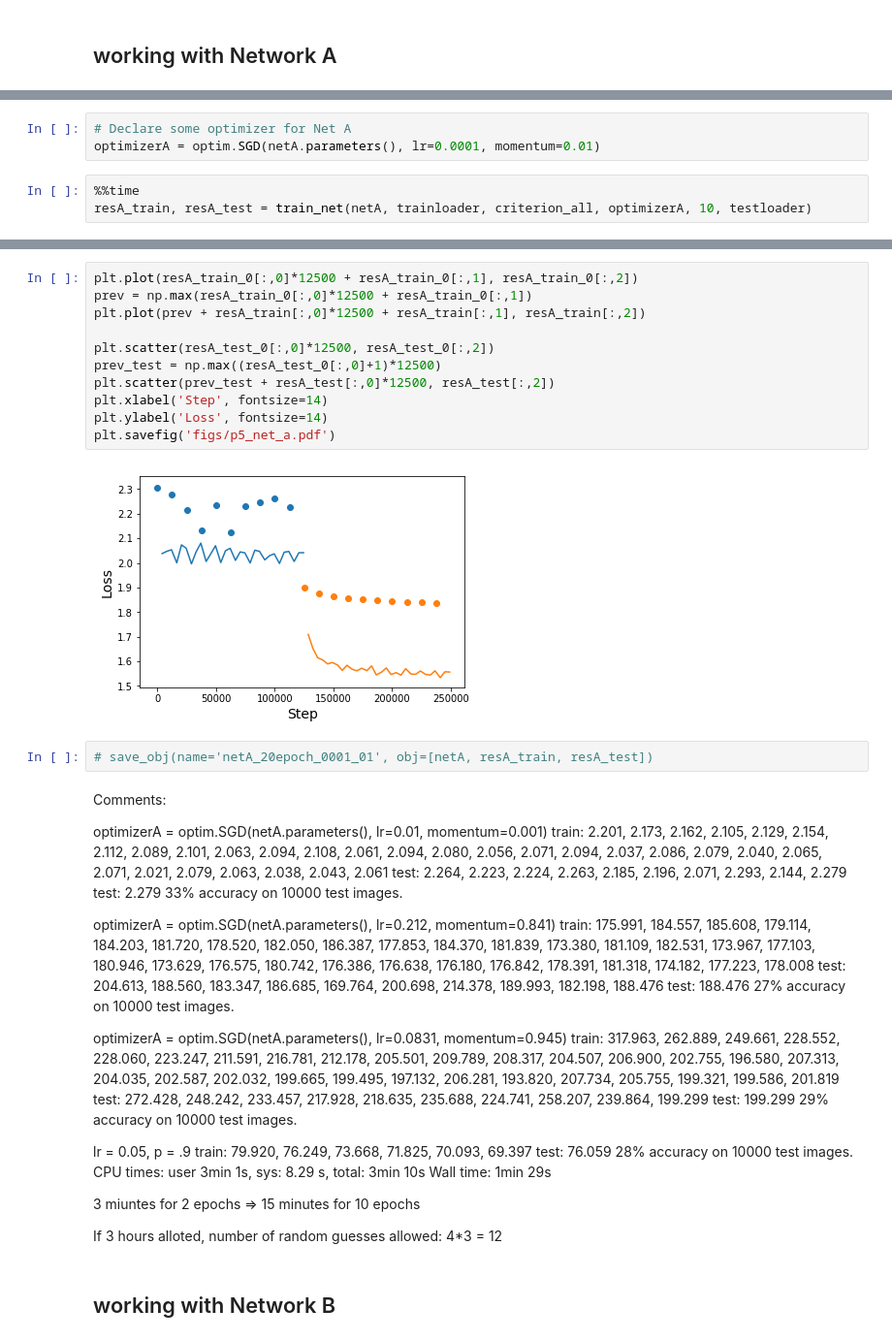
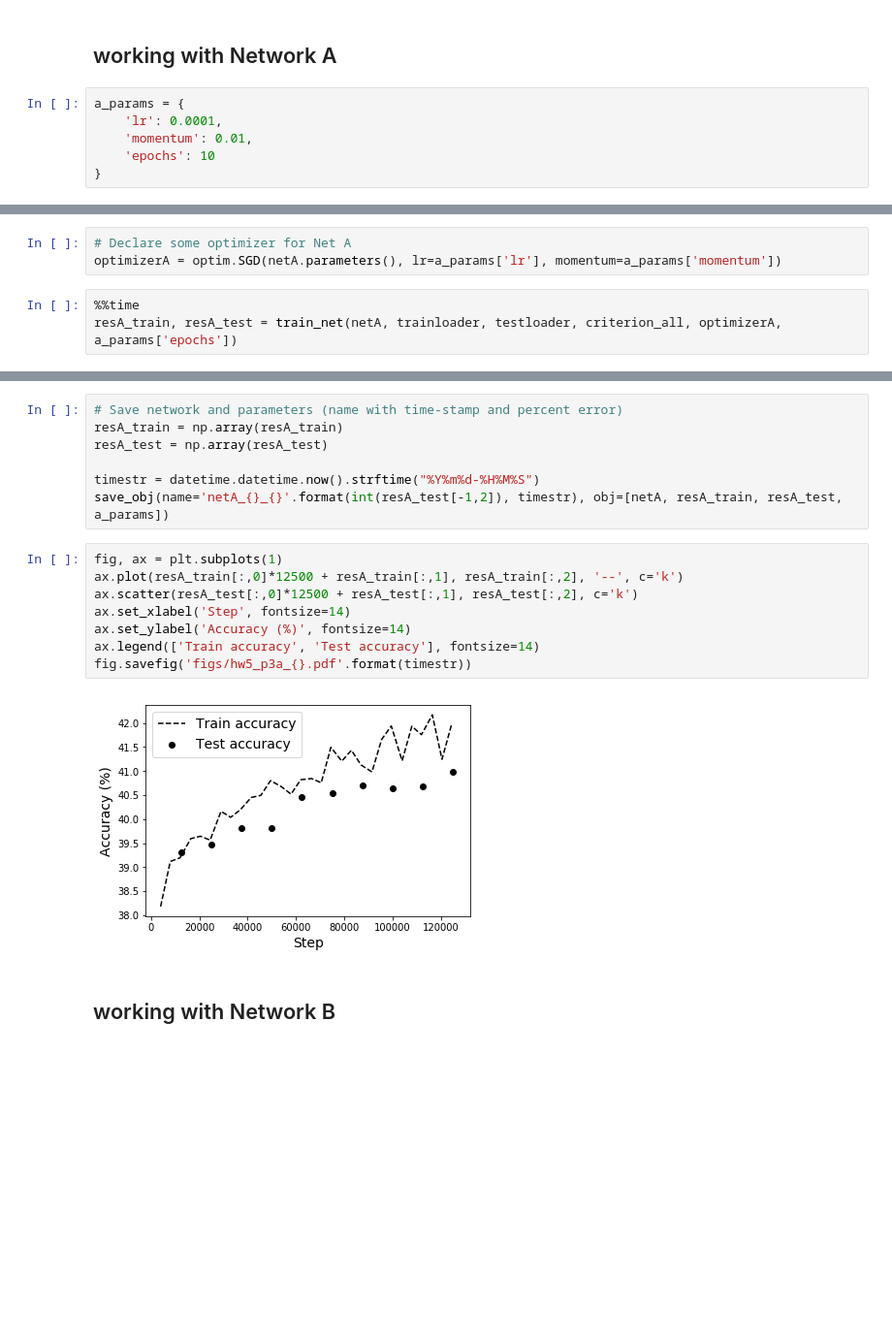
Before and after one commit to andgoldschmidt/CSE-546, a Jupyter notebook: Set4_Problem5.ipynb, the cells around one changed output, grey strips where cells are left out. Shown at 97% size. Drawn from its saved outputs; the diff is of its cells as text; blank space fills up the shorter version.

Commit message:
Work on p5 nb to make much cleaner. Nets now report percent error. Good params for net a were obtained and plot was made.

```diff
--- a/Set4_Problem5.ipynb
+++ b/Set4_Problem5.ipynb
@@ -206,5 +175,11 @@ test_input = torch.randn(4, 3, 32, 32)
 # %% [markdown]
 working with Network A
 ---------------
+# %%
+a_params = {
+    'lr': 0.0001,
+    'momentum': 0.01,
+    'epochs': 10
+}
 # %%
 netA = Net_A()
@@ -212,7 +186,7 @@ resA=[]
 # %%
 # Declare some optimizer for Net A
-optimizerA = optim.SGD(netA.parameters(), lr=0.0001, momentum=0.01)
+optimizerA = optim.SGD(netA.parameters(), lr=a_params['lr'], momentum=a_params['momentum'])
 # %%
 %%time
-resA_train, resA_test = train_net(netA, trainloader, criterion_all, optimizerA, 10, testloader)
+resA_train, resA_test = train_net(netA, trainloader, testloader, criterion_all, optimizerA, a_params['epochs'])
 # %% [output]
@@ -245,49 +195,20 @@ resA_test = np.array(resA_test)
-# %%
-plt.plot(resA_train_0[:,0]*12500 + resA_train_0[:,1], resA_train_0[:,2])
-prev = np.max(resA_train_0[:,0]*12500 + resA_train_0[:,1])
-plt.plot(prev + resA_train[:,0]*12500 + resA_train[:,1], resA_train[:,2])
-
-plt.scatter(resA_test_0[:,0]*12500, resA_test_0[:,2])
-prev_test = np.max((resA_test_0[:,0]+1)*12500)
-plt.scatter(prev_test + resA_test[:,0]*12500, resA_test[:,2])
-plt.xlabel('Step', fontsize=14)
-plt.ylabel('Loss', fontsize=14)
-plt.savefig('figs/p5_net_a.pdf')
-# %% [output]
-[figure, removed]
-# %%
-# save_obj(name='netA_20epoch_0001_01', obj=[netA, resA_train, resA_test])
-# %% [markdown]
-Comments:
-
-optimizerA = optim.SGD(netA.parameters(), lr=0.01, momentum=0.001)
-train:	 2.201, 2.173, 2.162, 2.105, 2.129, 2.154, 2.112, 2.089, 2.101, 2.063, 2.094, 2.108, 2.061, 2.094, 2.080, 2.056, 2.071, 2.094, 2.037, 2.086, 2.079, 2.040, 2.065, 2.071, 2.021, 2.079, 2.063, 2.038, 2.043, 2.061
-test:	 2.264, 2.223, 2.224, 2.263, 2.185, 2.196, 2.071, 2.293, 2.144, 2.279
-test:	 2.279
-33% accuracy on 10000 test images.
-
-optimizerA = optim.SGD(netA.parameters(), lr=0.212, momentum=0.841)
-train:	 175.991, 184.557, 185.608, 179.114, 184.203, 181.720, 178.520, 182.050, 186.387, 177.853, 184.370, 181.839, 173.380, 181.109, 182.531, 173.967, 177.103, 180.946, 173.629, 176.575, 180.742, 176.386, 176.638, 176.180, 176.842, 178.391, 181.318, 174.182, 177.223, 178.008
-test:	 204.613, 188.560, 183.347, 186.685, 169.764, 200.698, 214.378, 189.993, 182.198, 188.476
-test:	 188.476
-27% accuracy on 10000 test images.
-
-optimizerA = optim.SGD(netA.parameters(), lr=0.0831, momentum=0.945)
-train:	 317.963, 262.889, 249.661, 228.552, 228.060, 223.247, 211.591, 216.781, 212.178, 205.501, 209.789, 208.317, 204.507, 206.900, 202.755, 196.580, 207.313, 204.035, 202.587, 202.032, 199.665, 199.495, 197.132, 206.281, 193.820, 207.734, 205.755, 199.321, 199.586, 201.819
-test:	 272.428, 248.242, 233.457, 217.928, 218.635, 235.688, 224.741, 258.207, 239.864, 199.299
-test:	 199.299
-29% accuracy on 10000 test images.
-
-lr = 0.05, p = .9
-train:	 79.920, 76.249, 73.668, 71.825, 70.093, 69.397
-test:	 76.059
-28% accuracy on 10000 test images.
-CPU times: user 3min 1s, sys: 8.29 s, total: 3min 10s
-Wall time: 1min 29s
-
-3 miuntes for 2 epochs => 15 minutes for 10 epochs
-
-If 3 hours alloted, number of random guesses allowed: 4*3 = 12
+# %%
+# Save network and parameters (name with time-stamp and percent error)
+resA_train = np.array(resA_train)
+resA_test = np.array(resA_test)
+
+timestr = datetime.datetime.now().strftime("%Y%m%d-%H%M%S")
+save_obj(name='netA_{}_{}'.format(int(resA_test[-1,2]), timestr), obj=[netA, resA_train, resA_test, a_params])
+# %%
+fig, ax = plt.subplots(1)
+ax.plot(resA_train[:,0]*12500 + resA_train[:,1], resA_train[:,2], '--', c='k')
+ax.scatter(resA_test[:,0]*12500 + resA_test[:,1], resA_test[:,2], c='k')
+ax.set_xlabel('Step', fontsize=14)
+ax.set_ylabel('Accuracy (%)', fontsize=14)
+ax.legend(['Train accuracy', 'Test accuracy'], fontsize=14)
+fig.savefig('figs/hw5_p3a_{}.pdf'.format(timestr))
+# %% [output]
+[figure, added]
 # %% [markdown]
 working with Network B
 ---------------
```
Also changed, not shown: parts of 35 cells of this notebook, 1 other file.
